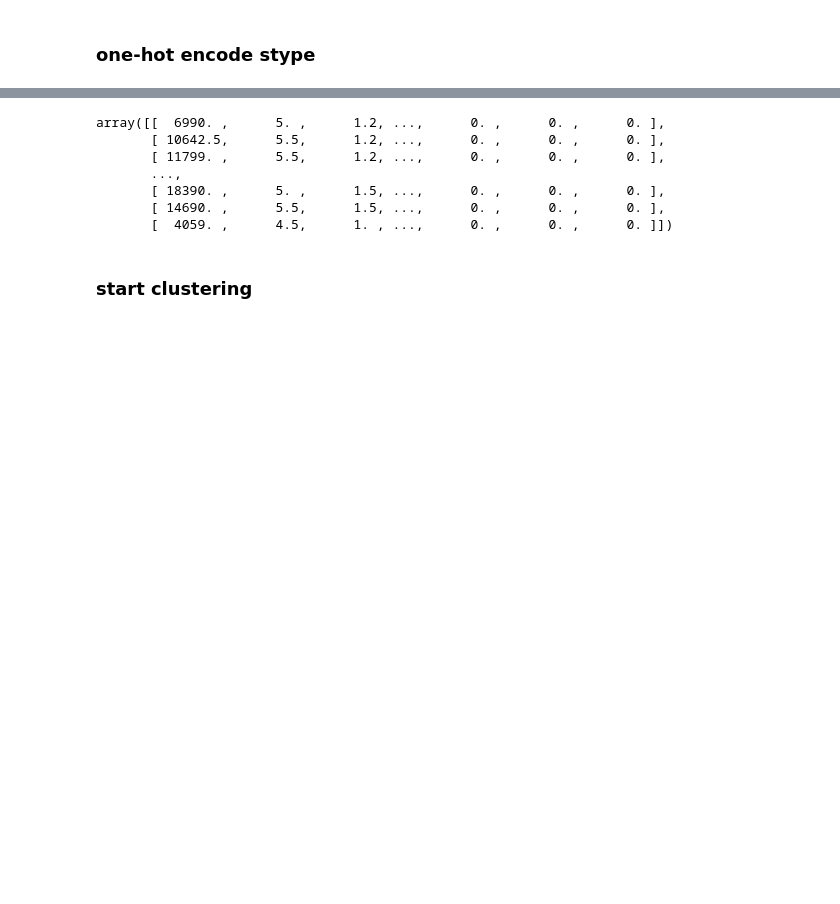
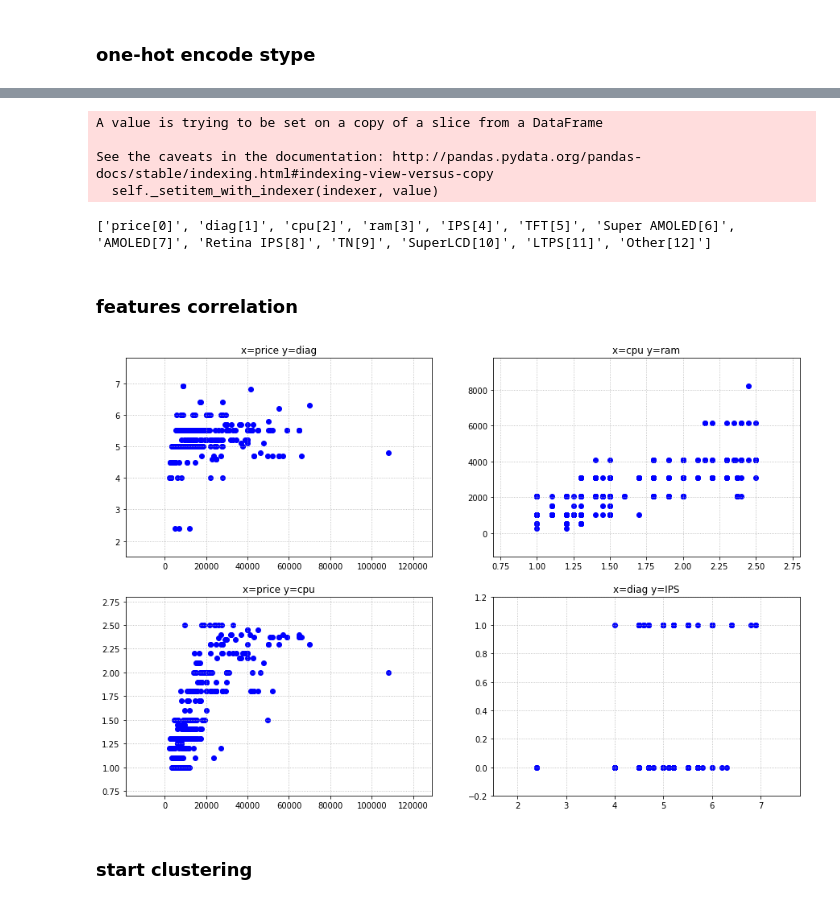
Before and after one commit to eremeykin/hse-sample, a Jupyter notebook: smartphones/process.ipynb, the cells around one changed output, grey strips where cells are left out. Saved outputs shown, nothing was run; the diff lists cells and outputs as text; code cells hidden in the pictures; blank space fills up the shorter version.

```diff
--- a/smartphones/process.ipynb
+++ b/smartphones/process.ipynb
@@ -13,7 +13,7 @@ from plot.plot import plot
 # %% [markdown]
 ### load data
 # %%
-data = pd.read_csv('../data/initial/smartphones.dat')
+data = pd.read_csv('./data/smartphones.dat')
 data
 # %% [output]
 |  | name | price | diag | cpu | ram | stype | vendor |
@@ -170,4 +167,5 @@ udata
 # %%
+vendor = udata['vendor']
 try:
     del udata['stype']
     del udata['vendor']
@@ -175,3 +173,4 @@ try:
 except:
     pass
 mdata = udata.values.astype(float)
+cols = udata.columns
@@ -178,14 +194,36 @@ mdata = udata.values.astype(float)
+# %%
+uvendor = vendor.unique()
+for i,uv in enumerate(uvendor):
+    vendor.loc[vendor==uv]=i
+# %% [output]
+A value is trying to be set on a copy of a slice from a DataFrame
+
+See the caveats in the documentation: http://pandas.pydata.org/pandas-docs/stable/indexing.html#indexing-view-versus-copy
+  self._setitem_with_indexer(indexer, value)
 # %%
-np.set_printoptions(suppress=True)
-mdata
+np.set_printoptions(suppress=True, precision=3)
-# %% [output]
-array([[  6990. ,      5. ,      1.2, ...,      0. ,      0. ,      0. ],
-       [ 10642.5,      5.5,      1.2, ...,      0. ,      0. ,      0. ],
-       [ 11799. ,      5.5,      1.2, ...,      0. ,      0. ,      0. ],
-       ...,
-       [ 18390. ,      5. ,      1.5, ...,      0. ,      0. ,      0. ],
-       [ 14690. ,      5.5,      1.5, ...,      0. ,      0. ,      0. ],
-       [  4059. ,      4.5,      1. , ...,      0. ,      0. ,      0. ]])
+# %%
+print(["{}[{}]".format(x,i) for i,x in enumerate(cols)])
+# %% [output]
+['price[0]', 'diag[1]', 'cpu[2]', 'ram[3]', 'IPS[4]', 'TFT[5]', 'Super AMOLED[6]', 'AMOLED[7]', 'Retina IPS[8]', 'TN[9]', 'SuperLCD[10]', 'LTPS[11]', 'Other[12]']
+# %% [markdown]
+### features correlation
+# %%
+# fig, ax = plt.subplots()
+
+fig, axarr = plt.subplots(2, 2,figsize=(15,10))
+
+i,j=0,1
+plot(axarr[0,0], np.vstack((mdata[:,i],mdata[:,j])).T, title="x={} y={}".format(cols[i],cols[j]))
+i,j=2,3
+plot(axarr[0,1], np.vstack((mdata[:,i],mdata[:,j])).T, title="x={} y={}".format(cols[i],cols[j]))
+i,j=0,2
+plot(axarr[1,0], np.vstack((mdata[:,i],mdata[:,j])).T, title="x={} y={}".format(cols[i],cols[j]))
+i,j=1,4
+plot(axarr[1,1], np.vstack((mdata[:,i],mdata[:,j])).T, title="x={} y={}".format(cols[i],cols[j]))
+plt.show()
+# %% [output]
+[figure, added]
 # %% [markdown]
 ### start clustering
 # %%
```
Also changed, not shown: parts of 10 cells of this notebook, 7 other files.
